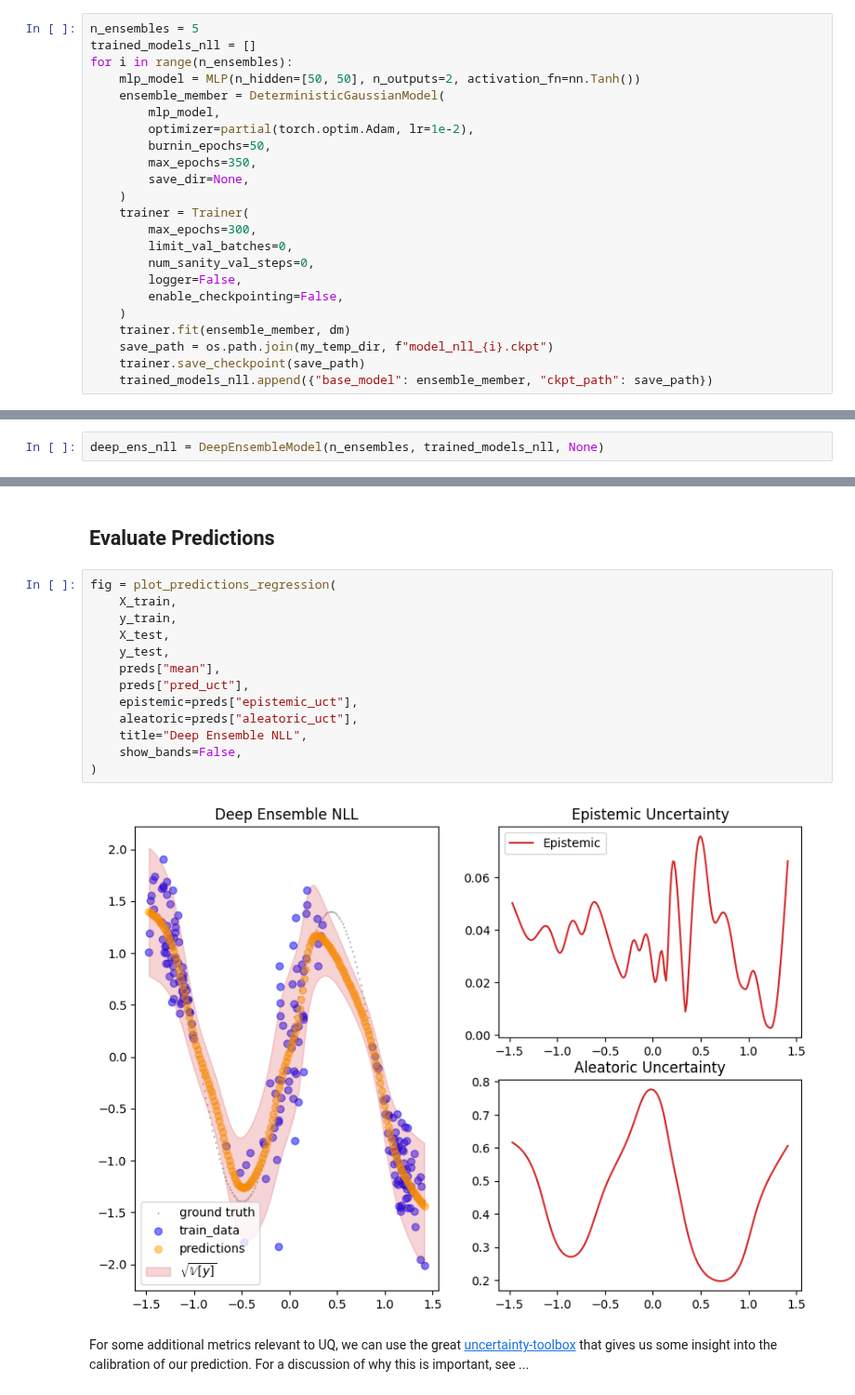
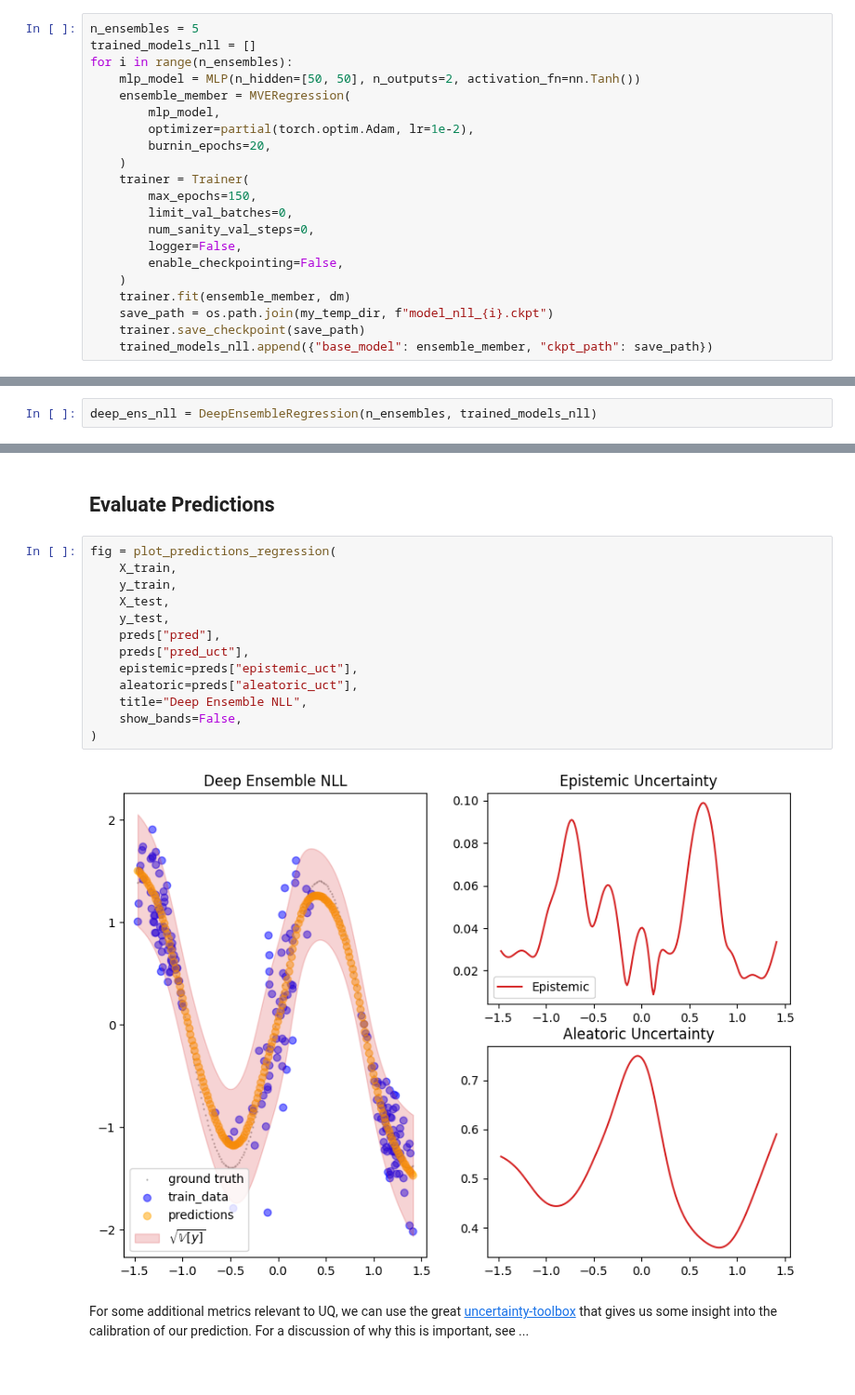
Before and after one commit to lightning-uq-box/lightning-uq-box, a Jupyter notebook: docs/tutorials/regression/deep_ensemble.ipynb, the cells around one changed output, grey strips where cells are left out. Shown at 93% size. Saved outputs shown, nothing was run; the diff lists cells and outputs as text.

```diff
--- a/docs/tutorials/regression/deep_ensemble.ipynb
+++ b/docs/tutorials/regression/deep_ensemble.ipynb
@@ -103,15 +103,13 @@ n_ensembles = 5
 trained_models_nll = []
 for i in range(n_ensembles):
     mlp_model = MLP(n_hidden=[50, 50], n_outputs=2, activation_fn=nn.Tanh())
-    ensemble_member = DeterministicGaussianModel(
+    ensemble_member = MVERegression(
         mlp_model,
         optimizer=partial(torch.optim.Adam, lr=1e-2),
-        burnin_epochs=50,
-        max_epochs=350,
-        save_dir=None,
+        burnin_epochs=20,
     )
     trainer = Trainer(
-        max_epochs=300,
+        max_epochs=150,
         limit_val_batches=0,
         num_sanity_val_steps=0,
         logger=False,
@@ -215,7 +213,7 @@ HPU available: False, using: 0 HPUs
 # %% [markdown]
 ## Construct Deep Ensemble
 # %%
-deep_ens_nll = DeepEnsembleModel(n_ensembles, trained_models_nll, None)
+deep_ens_nll = DeepEnsembleRegression(n_ensembles, trained_models_nll)
 # %% [markdown]
 ## Prediction
 # %%
@@ -225,18 +223,18 @@ preds = deep_ens_nll.predict_step(X_test)
 # %%
 fig = plot_predictions_regression(
     X_train,
     y_train,
     X_test,
     y_test,
-    preds["mean"],
+    preds["pred"],
     preds["pred_uct"],
     epistemic=preds["epistemic_uct"],
     aleatoric=preds["aleatoric_uct"],
     title="Deep Ensemble NLL",
     show_bands=False,
 )
 # %% [output]
-[figure, old version]
+[figure, new version]
 # %% [markdown]
 For some additional metrics relevant to UQ, we can use the great [uncertainty-toolbox](https://uncertainty-toolbox.github.io/) that gives us some insight into the calibration of our prediction. For a discussion of why this is important, see ...
 # %%
```
Also changed, not shown: parts of 4 cells of this notebook, 23 other files.
